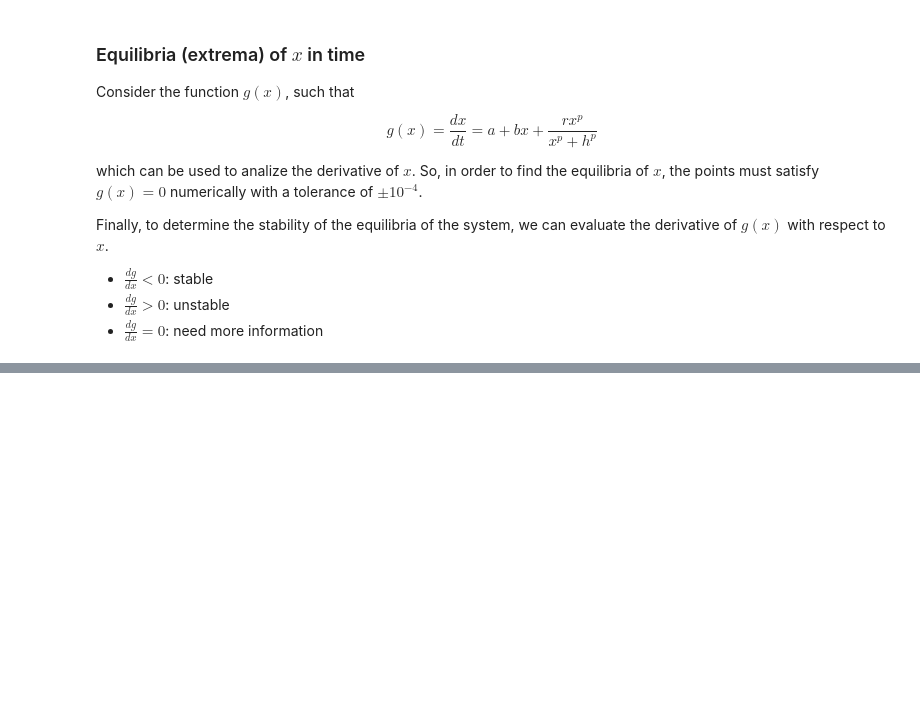
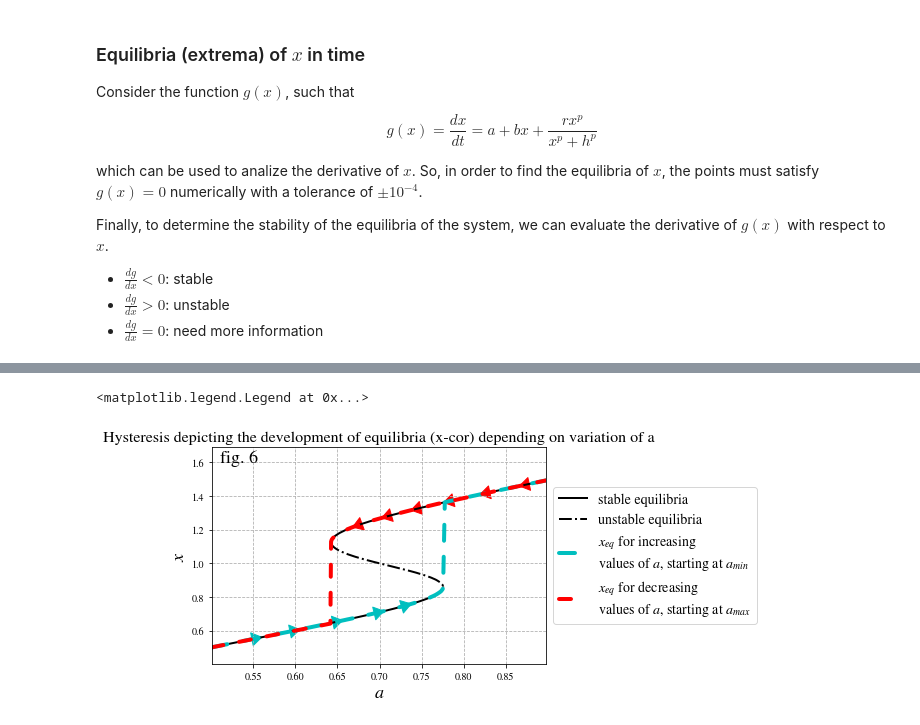
Before and after one commit to joshbrx/biomath_model, a Jupyter notebook: critical_transitions.ipynb, the cells around one changed output, grey strips where cells are left out. Cells and saved outputs as stored; diff of their text form; code cells hidden in the pictures; blank space fills up the shorter version.

```diff
--- a/critical_transitions.ipynb
+++ b/critical_transitions.ipynb
@@ -183,0 +257,17 @@ plt.legend(loc='center left', bbox_to_anchor=(1, 0.5))
+# %%
+### plot hysteresis
+
+ax, index3, index1 = hysteresis(EX1, EX2, EX3, '$a$', 0.005)
+
+#configure plot properties:
+ax.set_title('Hysteresis depicting the development of equilibria (x-cor) depending on variation of a')
+ax.grid();
+ax.set_xlabel('$a$',fontsize=18);
+ax.set_ylabel('$x$',fontsize=18);
+ax.set_xlim([EX1x[0],EX3x[-1]])
+ax.set_ylim([EX1y[0]-0.1,EX3y[-1]+0.2])
+ax.text(0.51, 1.6, 'fig. 6', fontsize=18)
+ax.legend(loc='center left', bbox_to_anchor=(1, 0.5))
+# %% [output]
+<matplotlib.legend.Legend at 0x...>
+[figure, added]
```
Also changed, not shown: parts of 9 cells of this notebook.
